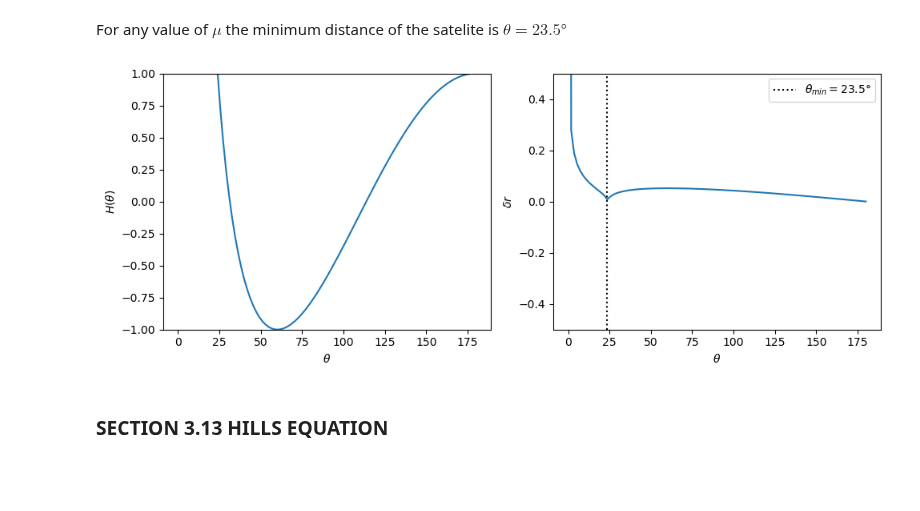
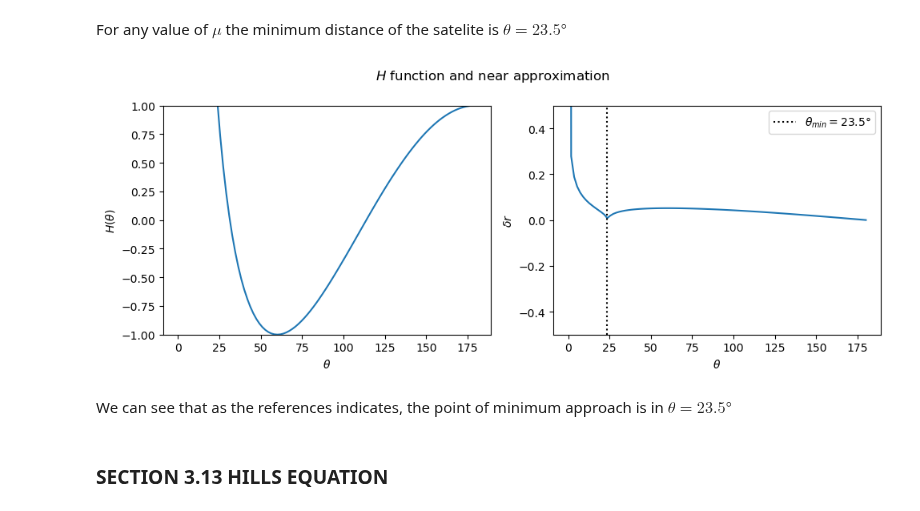
Before and after one commit to seap-udea/murray-dermott-action, a Jupyter notebook: CRTBP/Chapter_The_Restricted_Three_Body_Problem.ipynb, the cells around one changed output. Saved outputs shown, nothing was run; the diff lists cells and outputs as text; code cells hidden in the pictures; blank space fills up the shorter version.

```diff
--- a/CRTBP/Chapter_The_Restricted_Three_Body_Problem.ipynb
+++ b/CRTBP/Chapter_The_Restricted_Three_Body_Problem.ipynb
@@ -1144,23 +1197,26 @@ For any value of $\mu$ the minimum distance of the satelite is $\theta = 23.5°$
 # %%
 theta = np.linspace(1e-5,np.pi,100)
 fig, (ax,ax1) = plt.subplots(1,2,figsize = (10,4),tight_layout = True)
+fig.suptitle(r'$H$ function and near approximation')
 
 ax.plot(np.rad2deg(theta), H(theta))
 ax.set_ylim(-1,1)
 ax.set_xlabel(r"$\theta$")
 ax.set_ylabel(r"$H(\theta)$")
 
 mu = 0.001
 ax1.plot(np.rad2deg(theta), deltar(H(theta),mu))
 ax1.set_ylim(-0.5,0.5)
 ax1.set_xlabel(r"$\theta$")
 ax1.set_ylabel(r"$\delta r$")
 ax1.axvline(23.5,c = 'k',linestyle = ":",label = r"$\theta_{min} = 23.5°$")
 ax1.legend()
 
 plt.show()
 # %% [output]
-[figure, old version]
+[figure, new version]
+# %% [markdown]
+We can see that as the references indicates, the point of minimum approach is in $\theta = 23.5°$
 # %% [markdown]
 ### SECTION 3.13 HILLS EQUATION
 # %% [markdown]
```
Also changed, not shown: parts of 40 cells of this notebook, 10 other files.
